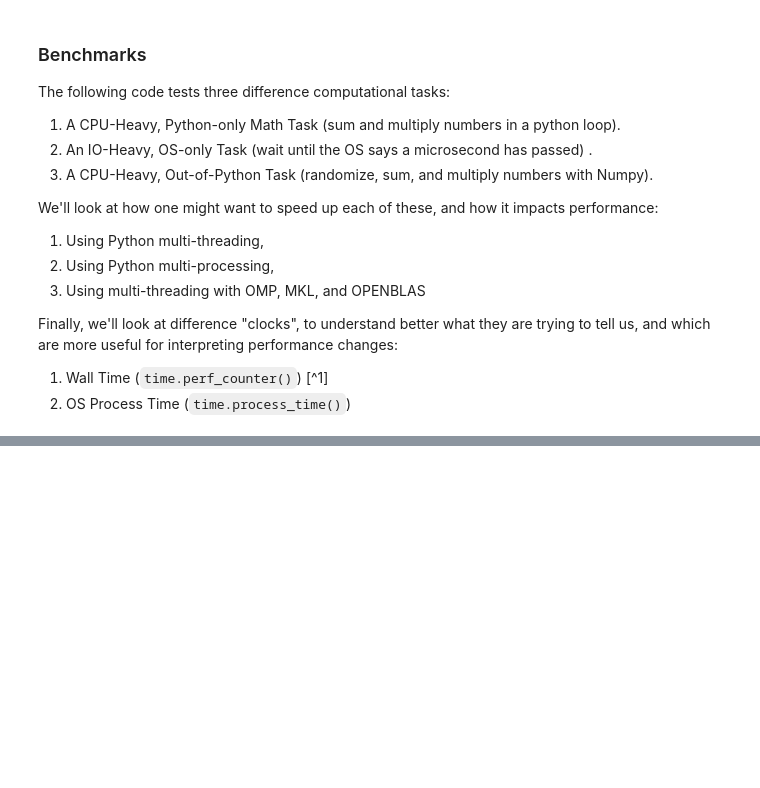
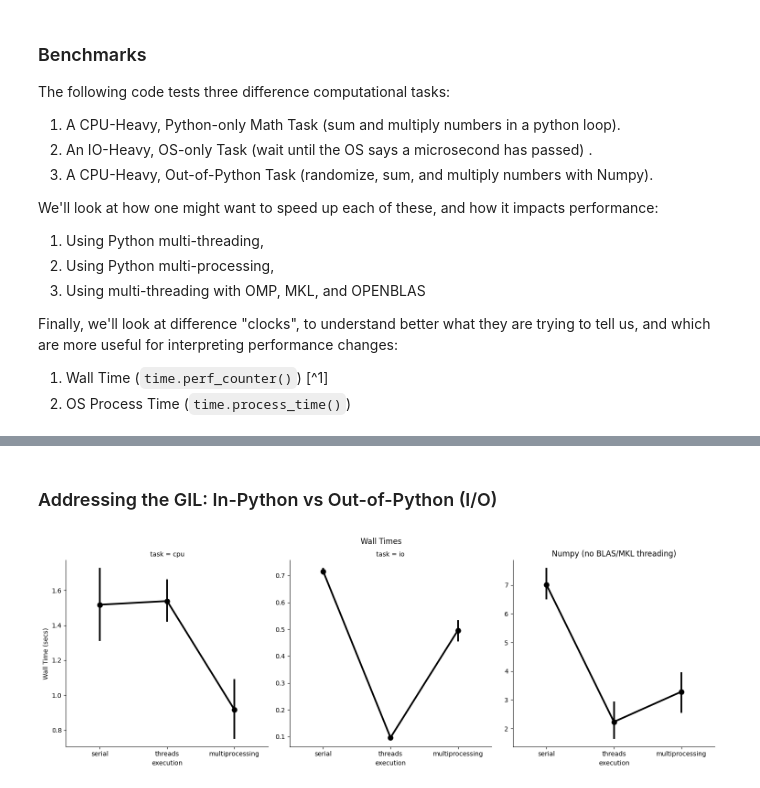
Before and after one commit to nickdelgrosso/HelmholtzAI-TrainingSeries2025, a Jupyter notebook: notebooks/04_profiling/threading_performance.ipynb, the cells around one changed output, grey strips where cells are left out. Saved outputs shown, nothing was run; the diff lists cells and outputs as text; code cells hidden in the pictures; blank space fills up the shorter version.

```diff
--- a/notebooks/04_profiling/threading_performance.ipynb
+++ b/notebooks/04_profiling/threading_performance.ipynb
@@ -111,0 +112,17 @@ plt.gcf().axes[0].set_ylabel('Wall Time (secs)');
+# %% [markdown]
+### Addressing the GIL:  In-Python vs Out-of-Python (I/O)
+# %%
+
+sns.catplot(
+    data=df[(df['clock'] == 'wall') & (df['task_detailed'] != 'numpy_multi-threaded')].dropna(),
+    kind='point',
+    x='execution', y='time', dodge=True, order=['serial', 'threads', 'multiprocessing'],
+    # hue='OPENBLAS_multithreaded', hue_order=['single', 'multi'],
+    col='task', col_order=['cpu', 'io', 'numpy'], sharey=False,
+    color='black'
+);
+plt.suptitle('Wall Times', y=1.03)
+plt.gcf().axes[0].set_ylabel('Wall Time (secs)');
+plt.gcf().axes[-1].set_title('Numpy (no BLAS/MKL threading)');
+# %% [output]
+[figure, added]
```
Also changed, not shown: parts of 14 cells of this notebook, 2 other files.
